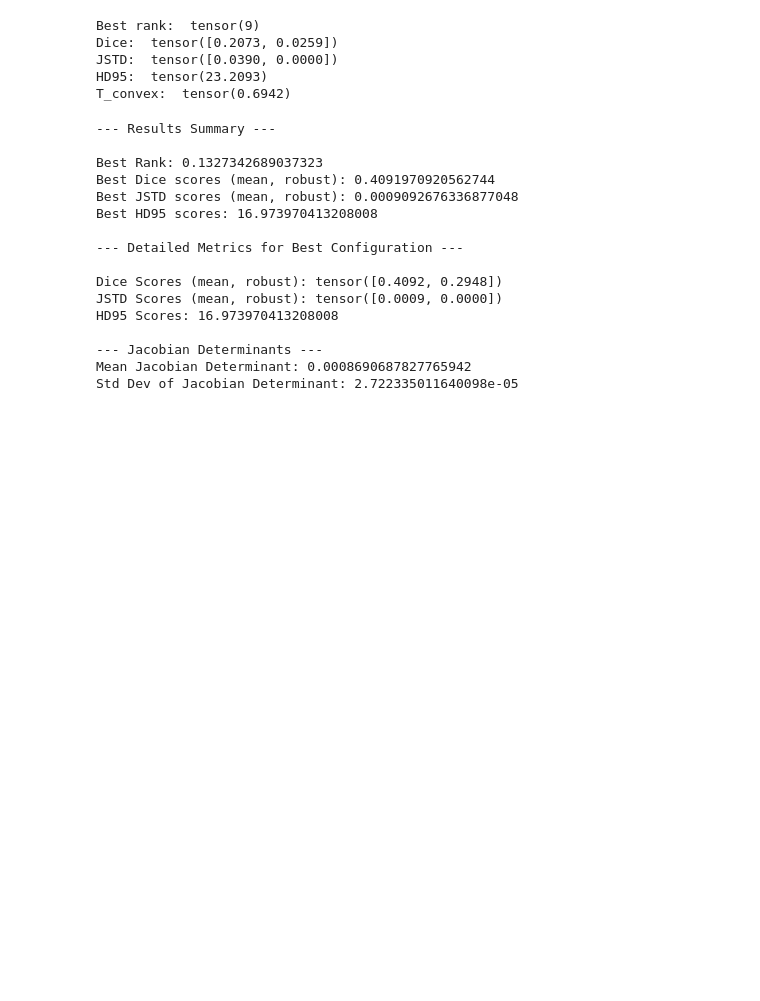
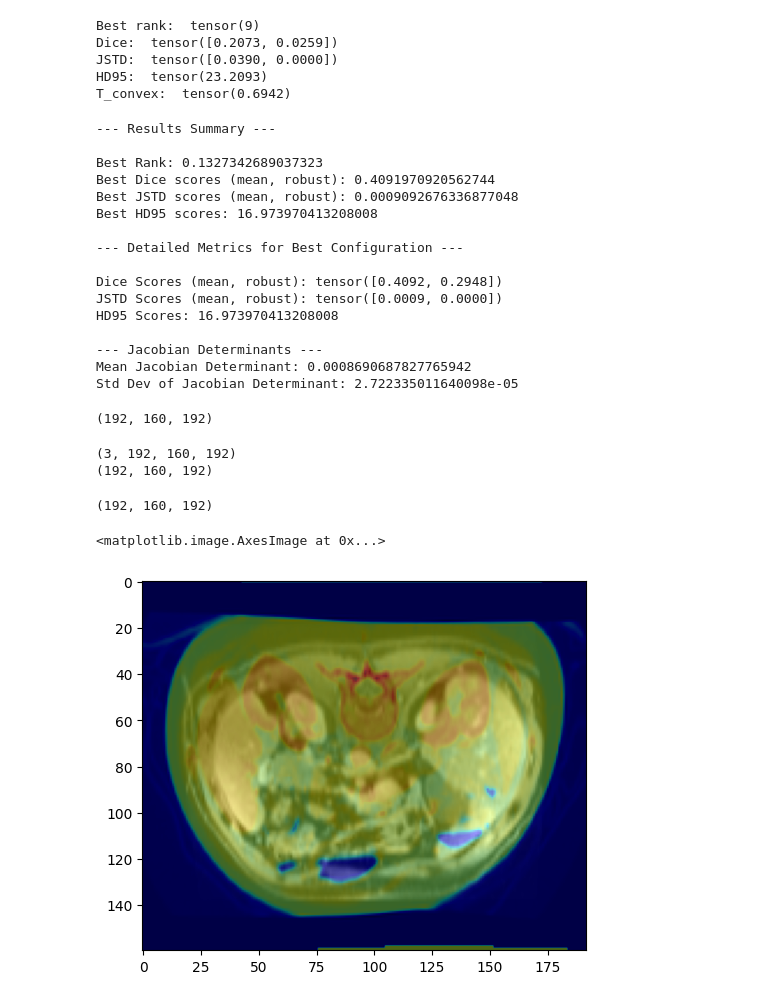
Before and after one commit to dis012/AMS_Challenge, a Jupyter notebook: DisplayImage.ipynb, the cells around one changed output. Drawn from its saved outputs; the diff is of its cells as text; code cells hidden in the pictures; blank space fills up the shorter version.

```diff
--- a/DisplayImage.ipynb
+++ b/DisplayImage.ipynb
@@ -291,3 +291,54 @@ HD95 Scores: 16.973970413208008
 --- Jacobian Determinants ---
 Mean Jacobian Determinant: 0.0008690687827765942
 Std Dev of Jacobian Determinant: 2.722335011640098e-05
+# %%
+# Infer_convexadam
+image_path = "/home/adis/Desktop/Faks/AMS/AMS_Challenge/Data/Abdomen/imagesTr/img0010_tcia_CT.nii.gz"
+disp_field_path = "/home/adis/Desktop/Faks/AMS/AMS_Challenge/Results/InferConvexAdamOutput/disp_0010_to_0010.nii.gz"
+mr_image_path = "/home/adis/Desktop/Faks/AMS/AMS_Challenge/Data/Abdomen/imagesTr/img0010_tcia_MR.nii.gz"
+
+# Load the images
+image = sitk.ReadImage(image_path)
+mr_image = sitk.ReadImage(mr_image_path)
+print(image.GetSize())
+
+# Load the displacement field as a scalar image
+displacement_field_img = sitk.ReadImage(disp_field_path)
+# %% [output]
+(192, 160, 192)
+# %%
+image_array = sitk.GetArrayFromImage(image)
+displacement_field_array = sitk.GetArrayFromImage(displacement_field_img)
+print(displacement_field_array.shape)
+print(image_array.shape)
+
+mr_image_array = sitk.GetArrayFromImage(mr_image)
+
+D, H, W = image_array.shape
+# %% [output]
+(3, 192, 160, 192)
+(192, 160, 192)
+# %%
+displacement_field_array = np.transpose(displacement_field_array, (3, 2, 1, 0))
+
+displacement_field_vector = sitk.GetImageFromArray(displacement_field_array, isVector=True)
+
+displacement_field_vector.CopyInformation(image)
+
+displacement_field_vector = sitk.Cast(displacement_field_vector, sitk.sitkVectorFloat64)
+
+displacement_transform = sitk.DisplacementFieldTransform(displacement_field_vector)
+
+# Resample (warp) the CT image to align with the MR image
+warped_ct_image = sitk.Resample(
+    image,
+    mr_image,  # Use the MR image as a reference
+    displacement_transform,  # Displacement field transform
+    sitk.sitkBSpline,  # Interpolation method
+    0.0,  # Default pixel value for areas outside the image
+    image.GetPixelID()  # Ensure output image type matches the MR image
+)
+
+print(warped_ct_image.GetSize())
+# %% [output]
+(192, 160, 192)
@@ -293,0 +353,8 @@ Std Dev of Jacobian Determinant: 2.722335011640098e-05
+# %%
+warped_ct_array = sitk.GetArrayFromImage(warped_ct_image)
+
+plt.imshow(mr_image_array[90, :, :], cmap='gray')
+plt.imshow(warped_ct_array[90, :, :], cmap='jet', alpha=0.4)
+# %% [output]
+<matplotlib.image.AxesImage at 0x...>
+[figure, added]
```
Also changed, not shown: parts of 2 cells of this notebook, 2 other files.
